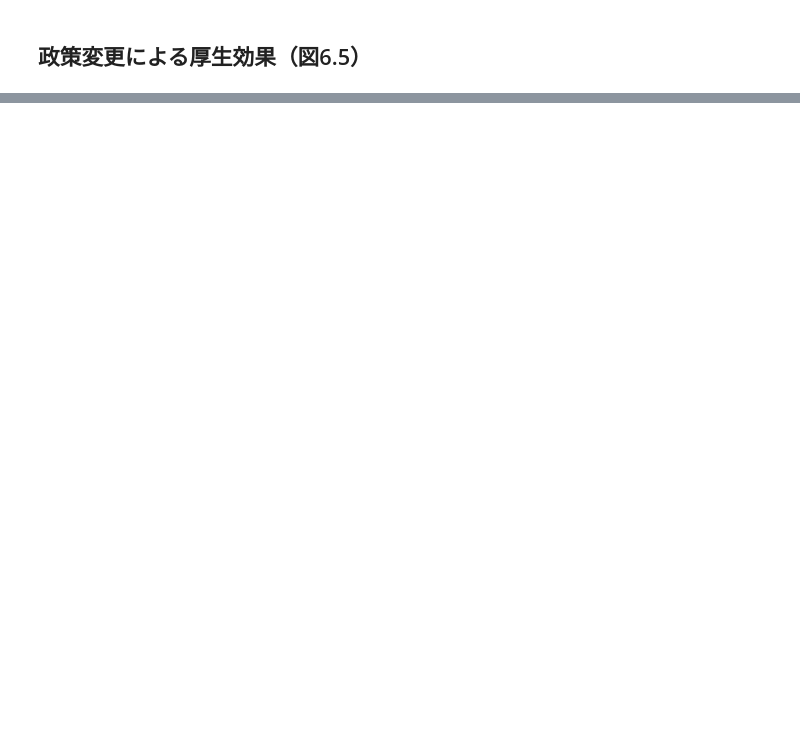
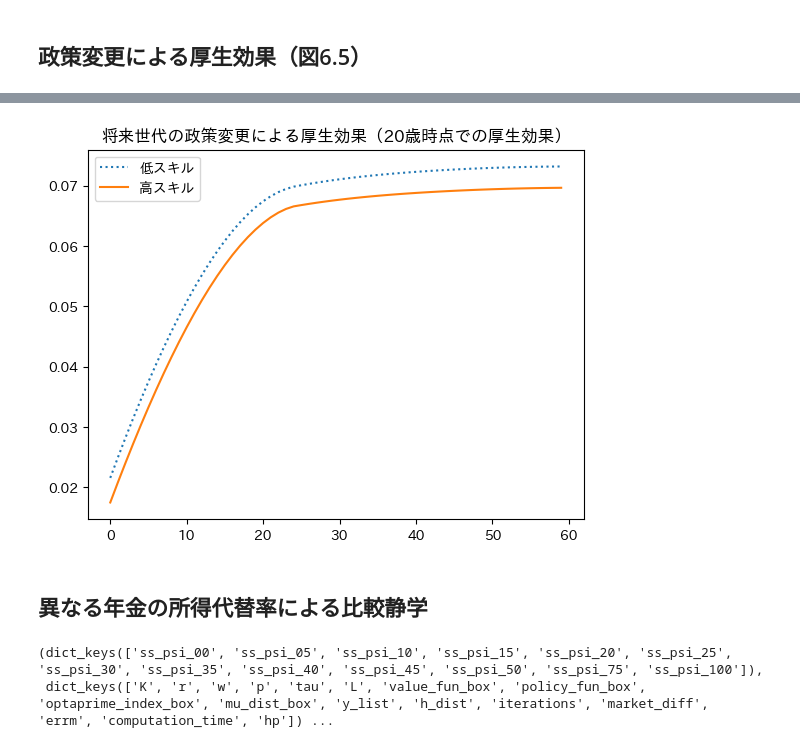
Before and after one commit to tomoyahiroe/olg, a Jupyter notebook: src/visualize.ipynb, the cells around one changed output, grey strips where cells are left out. Cells and saved outputs as stored; diff of their text form; code cells hidden in the pictures; blank space fills up the shorter version.

```diff
--- a/src/visualize.ipynb
+++ b/src/visualize.ipynb
@@ -127,2 +127,19 @@ plt.show()
 # %% [markdown]
 ## 政策変更による厚生効果（図6.5）
+# %%
+cev = olg.cev.calculate_cev(
+    tr_setting=tr_setting,
+    initial_result=result["initial_result"],
+    value_functions=result["value_functions"],
+    mu_dists=result["mu_dist_path"],
+)
+# %%
+for i in range(cev.shape[2]):
+    if i == 0:
+        plt.plot(cev[0,:,i], linestyle='dotted')
+    else:
+        plt.plot(cev[0,:,i])
+plt.title("政策変更による厚生効果（現役世代）")
+plt.legend(labels=["低スキル" if i == 0 else "高スキル" for i in range(cev.shape[2])])
+plt.xticks(ticks=np.arange(0, 65, 10), labels=np.arange(20, 85, 10))
+plt.show()
@@ -128,0 +148,18 @@ plt.show()
+# %%
+for i in range(cev.shape[2]):
+    if i == 0:
+        plt.plot(cev[1:61,0,i], linestyle='dotted')
+    else:
+        plt.plot(cev[1:61,0,i])
+plt.title("将来世代の政策変更による厚生効果（20歳時点での厚生効果）")
+plt.legend(labels=["低スキル" if i == 0 else "高スキル" for i in range(cev.shape[2])])
+plt.show()
+# %% [output]
+[figure, added]
+# %% [markdown]
+## 異なる年金の所得代替率による比較静学
+# %%
+ss_results.keys(), ss_results["ss_psi_00"].__dict__.keys()
+# %% [output]
+(dict_keys(['ss_psi_00', 'ss_psi_05', 'ss_psi_10', 'ss_psi_15', 'ss_psi_20', 'ss_psi_25', 'ss_psi_30', 'ss_psi_35', 'ss_psi_40', 'ss_psi_45', 'ss_psi_50', 'ss_psi_75', 'ss_psi_100']),
+ dict_keys(['K', 'r', 'w', 'p', 'tau', 'L', 'value_fun_box', 'policy_fun_box', 'optaprime_index_box', 'mu_dist_box', 'y_list', 'h_dist', 'iterations', 'market_diff', 'errm', 'computation_time', 'hp']) ...
```
Also changed, not shown: parts of 8 cells of this notebook, 10 other files.
